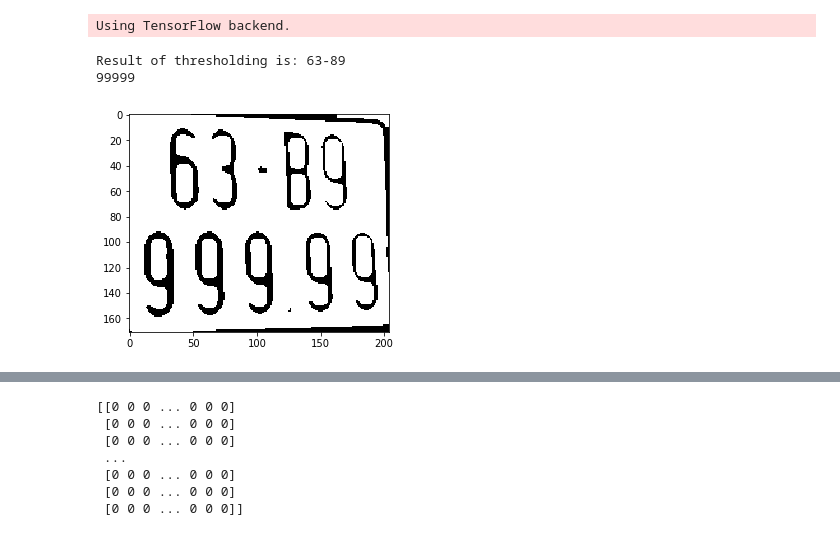
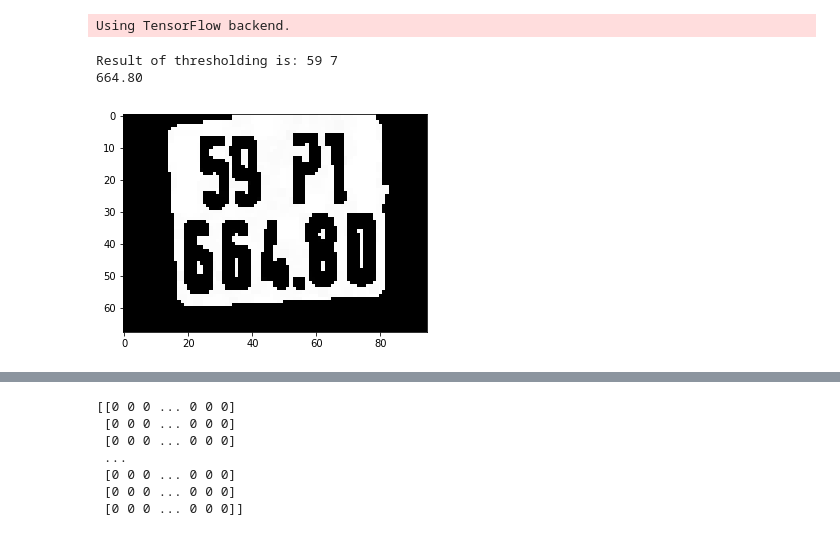
Before and after one commit to lhgiang149/License-Plate-detection, a Jupyter notebook: Regconize digits.ipynb, the cells around one changed output, grey strips where cells are left out. Cells and saved outputs as stored; diff of their text form; code cells hidden in the pictures.

```diff
--- a/Regconize digits.ipynb
+++ b/Regconize digits.ipynb
@@ -57,24 +60,28 @@ for i in range(28):
 # print(list)
 # %%
 img_path = 'preprocess_blur\\1.jpg'
-img_path = 'test_license.jpg'
-img_path = 'something.jpg'
+img_path = 'preprocess_thresh\\1.jpg'
+
+# img_path = 'crop_image\\1.jpg'
+# img_path = 'test_license.jpg'
+# img_path = 'something.jpg'
 # img_path = '.\\training-samples\\detection\\positives\\0_036_000.png'
 # img_path = 'test_tesseract1.png'
-image = Image.open(img_path)
-# image = image.resize((100,100))
-image = np.array(image)
-# image = image[5:95,5:95]
-gray = cv2.cvtColor(image, cv2.COLOR_BGR2GRAY)
-ret, test_1 = cv2.threshold(gray, 0, 255,cv2.THRESH_BINARY | cv2.THRESH_OTSU)
-test_2 = cv2.medianBlur(gray, 9)
-kernel = np.ones((5,5),np.uint8)
-erosion = cv2.dilate(test_1,kernel,iterations = 1)
+# image = Image.open(img_path)
+image = cv2.imread(img_path,0)
+# ret, img = cv2.threshold(gray, 0, 255,cv2.THRESH_BINARY_INV | cv2.THRESH_OTSU)
+kernel = np.ones((3,3),np.uint8)
+erosion = cv2.erode(image,kernel,iterations = 1)
+opening = cv2.morphologyEx(image, cv2.MORPH_OPEN, kernel)
+closing = cv2.morphologyEx(image, cv2.MORPH_CLOSE, kernel)
+
+# plt.subplot(1,2,1,title = 'original'),plt.imshow(img, cmap = 'gray')
+# plt.subplot(1,2,2,title = 'result'),plt.imshow(erosion, cmap = 'gray')
 plt.imshow(erosion,cmap = 'gray')
 config = ('-l eng --oem 1 --psm 3')
 a = (pytesseract.image_to_string(erosion,config = config))
 print('Result of thresholding is: {}'.format(a))
 # %% [output]
-Result of thresholding is: 63-89
-99999
+Result of thresholding is: 59 7
+664.80
-[figure, old version]
+[figure, new version]
```
Also changed, not shown: parts of 3 cells of this notebook, 1 other file.
